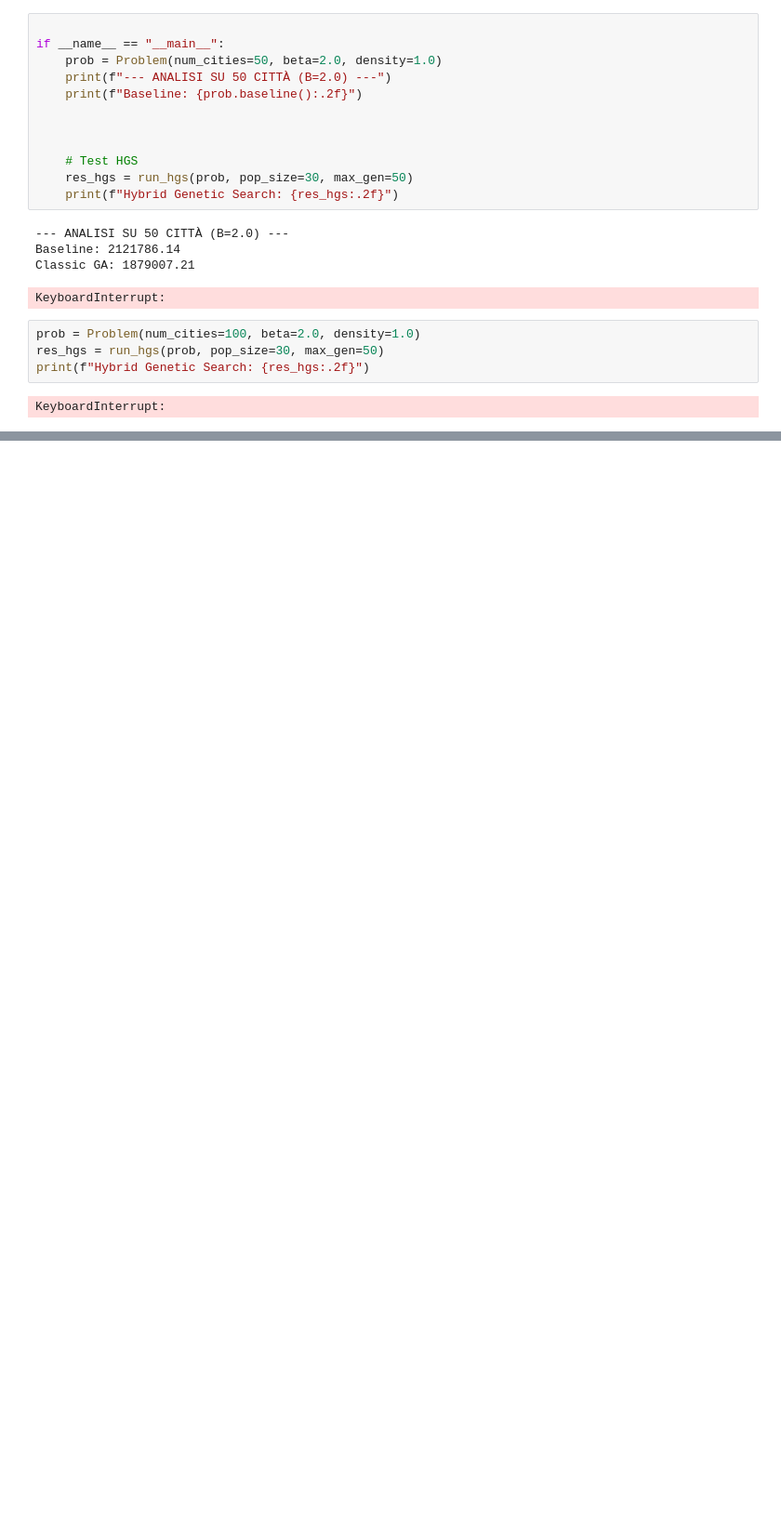
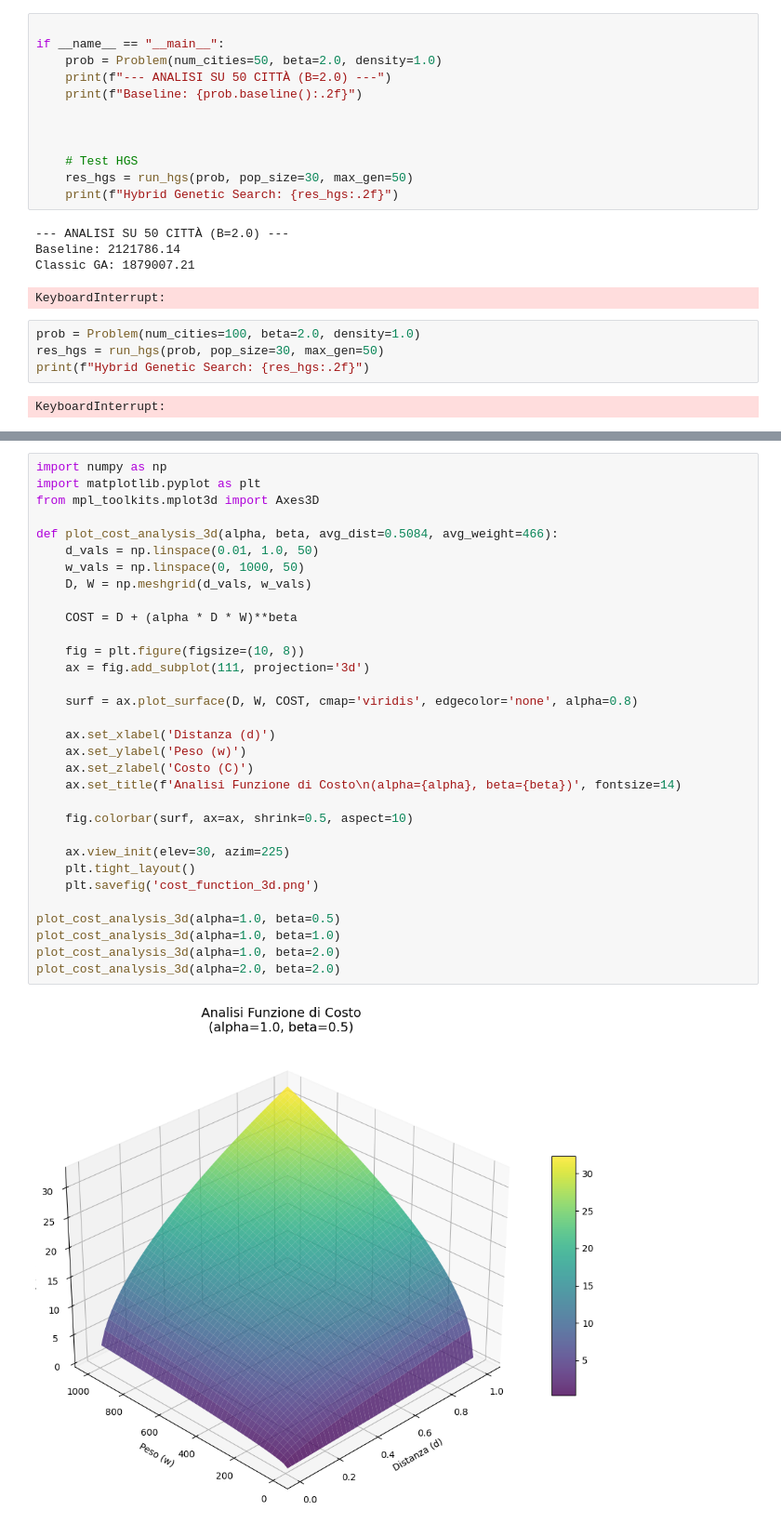
Before and after one commit to federicopiozzi01/Computational_Intelligence_Project, a Jupyter notebook: Fede/problem-v11.ipynb, the cells around one changed output, grey strips where cells are left out. Shown at 93% size. Saved outputs shown, nothing was run; the diff lists cells and outputs as text; blank space fills up the shorter version.

```diff
--- a/Fede/problem-v11.ipynb
+++ b/Fede/problem-v11.ipynb
@@ -520,0 +550,34 @@ KeyboardInterrupt:
+# %%
+import numpy as np
+import matplotlib.pyplot as plt
+from mpl_toolkits.mplot3d import Axes3D
+
+def plot_cost_analysis_3d(alpha, beta, avg_dist=0.5084, avg_weight=466):
+    d_vals = np.linspace(0.01, 1.0, 50)
+    w_vals = np.linspace(0, 1000, 50)
+    D, W = np.meshgrid(d_vals, w_vals)
+
+    COST = D + (alpha * D * W)**beta
+
+    fig = plt.figure(figsize=(10, 8))
+    ax = fig.add_subplot(111, projection='3d')
+
+    surf = ax.plot_surface(D, W, COST, cmap='viridis', edgecolor='none', alpha=0.8)
+
+    ax.set_xlabel('Distanza (d)')
+    ax.set_ylabel('Peso (w)')
+    ax.set_zlabel('Costo (C)')
+    ax.set_title(f'Analisi Funzione di Costo\n(alpha={alpha}, beta={beta})', fontsize=14)
+
+    fig.colorbar(surf, ax=ax, shrink=0.5, aspect=10)
+
+    ax.view_init(elev=30, azim=225)
+    plt.tight_layout()
+    plt.savefig('cost_function_3d.png')
+
+plot_cost_analysis_3d(alpha=1.0, beta=0.5)
+plot_cost_analysis_3d(alpha=1.0, beta=1.0)
+plot_cost_analysis_3d(alpha=1.0, beta=2.0)
+plot_cost_analysis_3d(alpha=2.0, beta=2.0)
+# %% [output]
+[figure, added]
```
Also changed, not shown: parts of 3 cells of this notebook.
